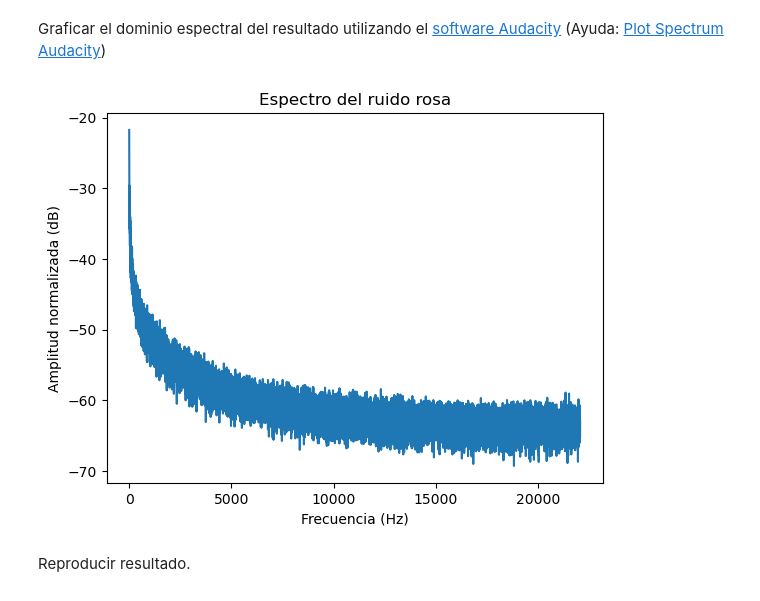
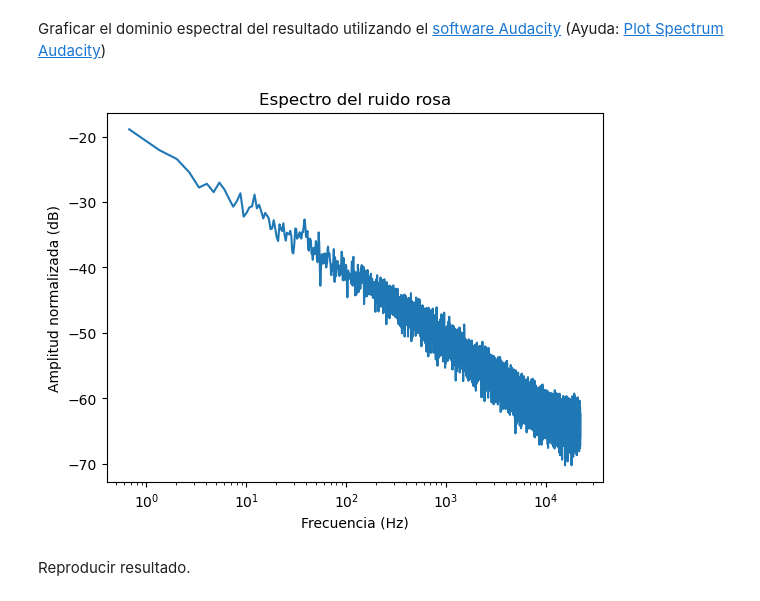
Before and after one commit to tyler-untref/tp_signal_systems, a Jupyter notebook: resolucion/primer_entrega.ipynb, the cells around one changed output. Saved outputs shown, nothing was run; the diff lists cells and outputs as text; code cells hidden in the pictures.

```diff
--- a/resolucion/primer_entrega.ipynb
+++ b/resolucion/primer_entrega.ipynb
@@ -154,19 +159,19 @@ Graficar el dominio espectral del resultado utilizando el [software Audacity](ht
 # %%
 pn_spectrum = pd.read_csv('./pinknoise_spectrum.txt',delimiter='\t') # Lee el archivo de texto generado en Audacity
 
 # Eje x: frecuencia
 x = pn_spectrum['Frequency (Hz)'] # Accede a la columna de frecuencias
 plt.xlabel('Frecuencia (Hz)')
 
 # Eje y: nivel (dB)
 y = pn_spectrum['Level (dB)'] # Accede a la columna de amplitud
 plt.ylabel('Amplitud normalizada (dB)')
 
 plt.title('Espectro del ruido rosa')
-plt.plot(x, y)
+plt.semilogx(x, y)
 plt.show()
 # %% [output]
-[figure, old version]
+[figure, new version]
 # %% [markdown]
 Reproducir resultado.
 # %%
```
Also changed, not shown: parts of 17 cells of this notebook, 11 other files.
